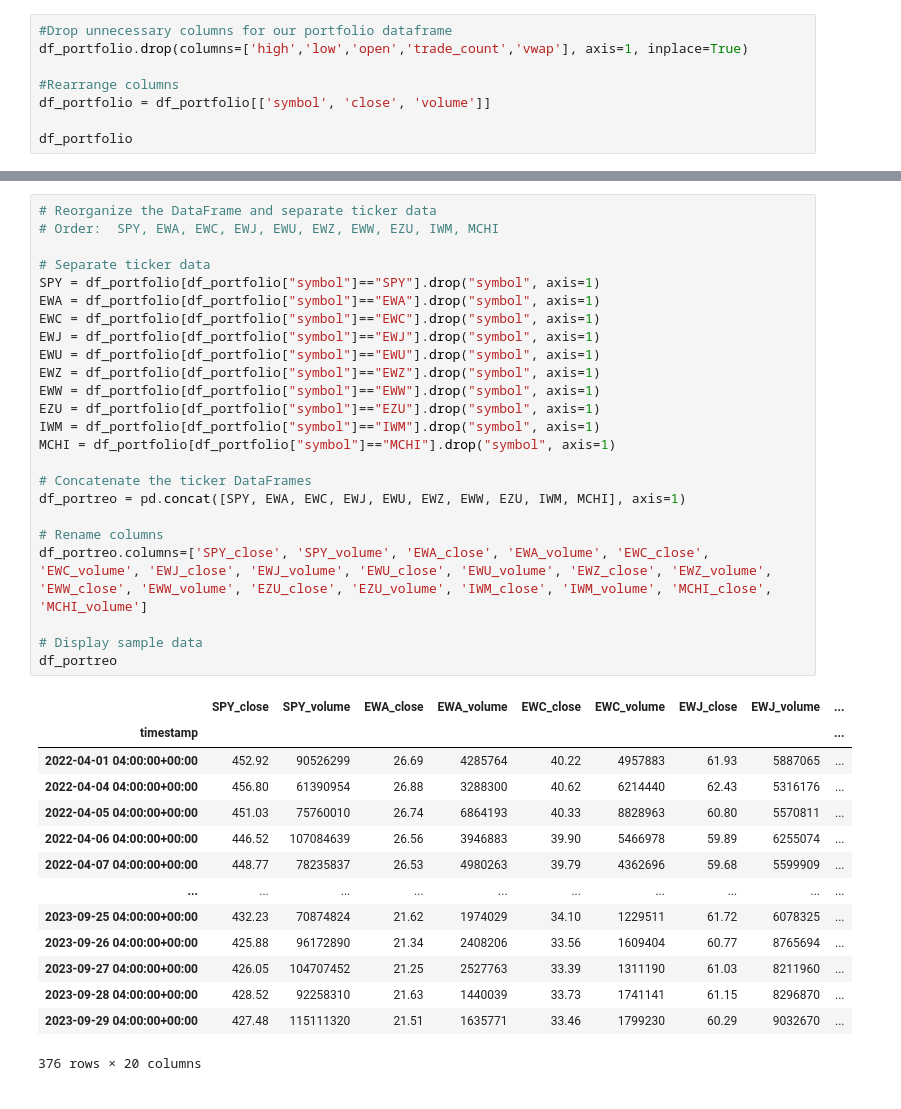
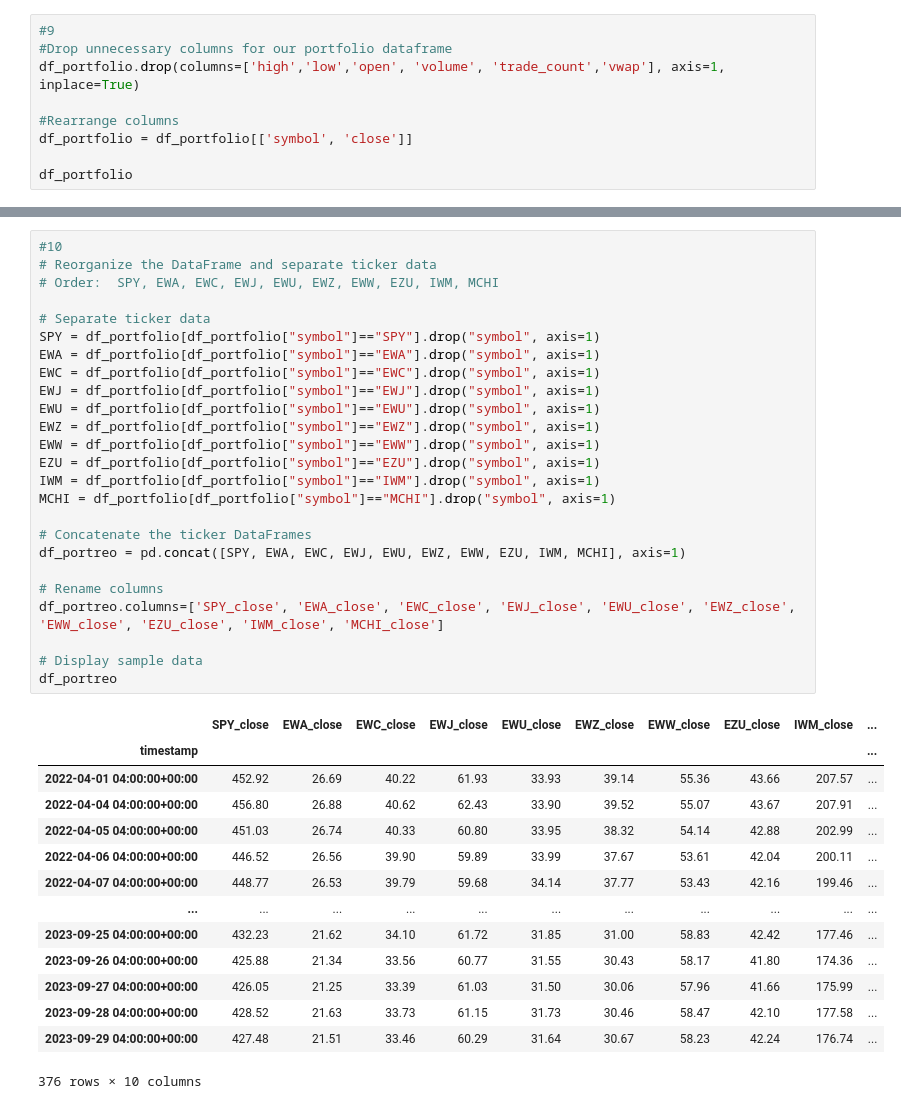
Before and after one commit to 15jarom/GroupProject1, a Jupyter notebook: UpDownFlat.ipynb, the cells around one changed output, grey strips where cells are left out. Cells and saved outputs as stored; diff of their text form.

Commit message:
numbered cells, removed volumes

```diff
--- a/UpDownFlat.ipynb
+++ b/UpDownFlat.ipynb
@@ -75,11 +84,12 @@ df_portfolio
 | 2023-09-29 04:00:00+00:00 | 427.48 | 431.8500 | 425.910 | 745038 | 431.67 | 115111320 | 428.510180 | SPY |
 3760 rows × 8 columns
 # %%
+#9
 #Drop unnecessary columns for our portfolio dataframe
-df_portfolio.drop(columns=['high','low','open','trade_count','vwap'], axis=1, inplace=True)
+df_portfolio.drop(columns=['high','low','open', 'volume', 'trade_count','vwap'], axis=1, inplace=True)
 
 #Rearrange columns
-df_portfolio = df_portfolio[['symbol', 'close', 'volume']]
+df_portfolio = df_portfolio[['symbol', 'close']]
 
 df_portfolio
 # %% [output]
@@ -100,40 +110,41 @@ df_portfolio
 # %%
+#10
 # Reorganize the DataFrame and separate ticker data
 # Order:  SPY, EWA, EWC, EWJ, EWU, EWZ, EWW, EZU, IWM, MCHI
 
 # Separate ticker data
 SPY = df_portfolio[df_portfolio["symbol"]=="SPY"].drop("symbol", axis=1)
 EWA = df_portfolio[df_portfolio["symbol"]=="EWA"].drop("symbol", axis=1)
 EWC = df_portfolio[df_portfolio["symbol"]=="EWC"].drop("symbol", axis=1)
 EWJ = df_portfolio[df_portfolio["symbol"]=="EWJ"].drop("symbol", axis=1)
 EWU = df_portfolio[df_portfolio["symbol"]=="EWU"].drop("symbol", axis=1)
 EWZ = df_portfolio[df_portfolio["symbol"]=="EWZ"].drop("symbol", axis=1)
 EWW = df_portfolio[df_portfolio["symbol"]=="EWW"].drop("symbol", axis=1)
 EZU = df_portfolio[df_portfolio["symbol"]=="EZU"].drop("symbol", axis=1)
 IWM = df_portfolio[df_portfolio["symbol"]=="IWM"].drop("symbol", axis=1)
 MCHI = df_portfolio[df_portfolio["symbol"]=="MCHI"].drop("symbol", axis=1)
 
 # Concatenate the ticker DataFrames
 df_portreo = pd.concat([SPY, EWA, EWC, EWJ, EWU, EWZ, EWW, EZU, IWM, MCHI], axis=1)
 
 # Rename columns
-df_portreo.columns=['SPY_close', 'SPY_volume', 'EWA_close', 'EWA_volume', 'EWC_close', 'EWC_volume', 'EWJ_close', 'EWJ_volume', 'EWU_close', 'EWU_volume', 'EWZ_close', 'EWZ_volume', 'EWW_close', 'EWW_volume', 'EZU_close', 'EZU_volume', 'IWM_close', 'IWM_volume', 'MCHI_close', 'MCHI_volume']
+df_portreo.columns=['SPY_close', 'EWA_close', 'EWC_close', 'EWJ_close', 'EWU_close', 'EWZ_close', 'EWW_close', 'EZU_close', 'IWM_close', 'MCHI_close']
 
 # Display sample data
 df_portreo
 # %% [output]
-|  | SPY_close | SPY_volume | EWA_close | EWA_volume | EWC_close | EWC_volume | EWJ_close | EWJ_volume | ... |
-| timestamp |  |  |  |  |  |  |  |  | ... |
-| 2022-04-01 04:00:00+00:00 | 452.92 | 90526299 | 26.69 | 4285764 | 40.22 | 4957883 | 61.93 | 5887065 | ... |
-| 2022-04-04 04:00:00+00:00 | 456.80 | 61390954 | 26.88 | 3288300 | 40.62 | 6214440 | 62.43 | 5316176 | ... |
-| 2022-04-05 04:00:00+00:00 | 451.03 | 75760010 | 26.74 | 6864193 | 40.33 | 8828963 | 60.80 | 5570811 | ... |
-| 2022-04-06 04:00:00+00:00 | 446.52 | 107084639 | 26.56 | 3946883 | 39.90 | 5466978 | 59.89 | 6255074 | ... |
-| 2022-04-07 04:00:00+00:00 | 448.77 | 78235837 | 26.53 | 4980263 | 39.79 | 4362696 | 59.68 | 5599909 | ... |
-| ... | ... | ... | ... | ... | ... | ... | ... | ... | ... |
-| 2023-09-25 04:00:00+00:00 | 432.23 | 70874824 | 21.62 | 1974029 | 34.10 | 1229511 | 61.72 | 6078325 | ... |
-| 2023-09-26 04:00:00+00:00 | 425.88 | 96172890 | 21.34 | 2408206 | 33.56 | 1609404 | 60.77 | 8765694 | ... |
-| 2023-09-27 04:00:00+00:00 | 426.05 | 104707452 | 21.25 | 2527763 | 33.39 | 1311190 | 61.03 | 8211960 | ... |
-| 2023-09-28 04:00:00+00:00 | 428.52 | 92258310 | 21.63 | 1440039 | 33.73 | 1741141 | 61.15 | 8296870 | ... |
-| 2023-09-29 04:00:00+00:00 | 427.48 | 115111320 | 21.51 | 1635771 | 33.46 | 1799230 | 60.29 | 9032670 | ... |
+|  | SPY_close | EWA_close | EWC_close | EWJ_close | EWU_close | EWZ_close | EWW_close | EZU_close | IWM_close | ... |
+| timestamp |  |  |  |  |  |  |  |  |  | ... |
+| 2022-04-01 04:00:00+00:00 | 452.92 | 26.69 | 40.22 | 61.93 | 33.93 | 39.14 | 55.36 | 43.66 | 207.57 | ... |
+| 2022-04-04 04:00:00+00:00 | 456.80 | 26.88 | 40.62 | 62.43 | 33.90 | 39.52 | 55.07 | 43.67 | 207.91 | ... |
+| 2022-04-05 04:00:00+00:00 | 451.03 | 26.74 | 40.33 | 60.80 | 33.95 | 38.32 | 54.14 | 42.88 | 202.99 | ... |
+| 2022-04-06 04:00:00+00:00 | 446.52 | 26.56 | 39.90 | 59.89 | 33.99 | 37.67 | 53.61 | 42.04 | 200.11 | ... |
+| 2022-04-07 04:00:00+00:00 | 448.77 | 26.53 | 39.79 | 59.68 | 34.14 | 37.77 | 53.43 | 42.16 | 199.46 | ... |
+| ... | ... | ... | ... | ... | ... | ... | ... | ... | ... | ... |
+| 2023-09-25 04:00:00+00:00 | 432.23 | 21.62 | 34.10 | 61.72 | 31.85 | 31.00 | 58.83 | 42.42 | 177.46 | ... |
+| 2023-09-26 04:00:00+00:00 | 425.88 | 21.34 | 33.56 | 60.77 | 31.55 | 30.43 | 58.17 | 41.80 | 174.36 | ... |
+| 2023-09-27 04:00:00+00:00 | 426.05 | 21.25 | 33.39 | 61.03 | 31.50 | 30.06 | 57.96 | 41.66 | 175.99 | ... |
+| 2023-09-28 04:00:00+00:00 | 428.52 | 21.63 | 33.73 | 61.15 | 31.73 | 30.46 | 58.47 | 42.10 | 177.58 | ... |
+| 2023-09-29 04:00:00+00:00 | 427.48 | 21.51 | 33.46 | 60.29 | 31.64 | 30.67 | 58.23 | 42.24 | 176.74 | ... |
-376 rows × 20 columns
+376 rows × 10 columns
 # %%
```
Also changed, not shown: parts of 22 cells of this notebook.
